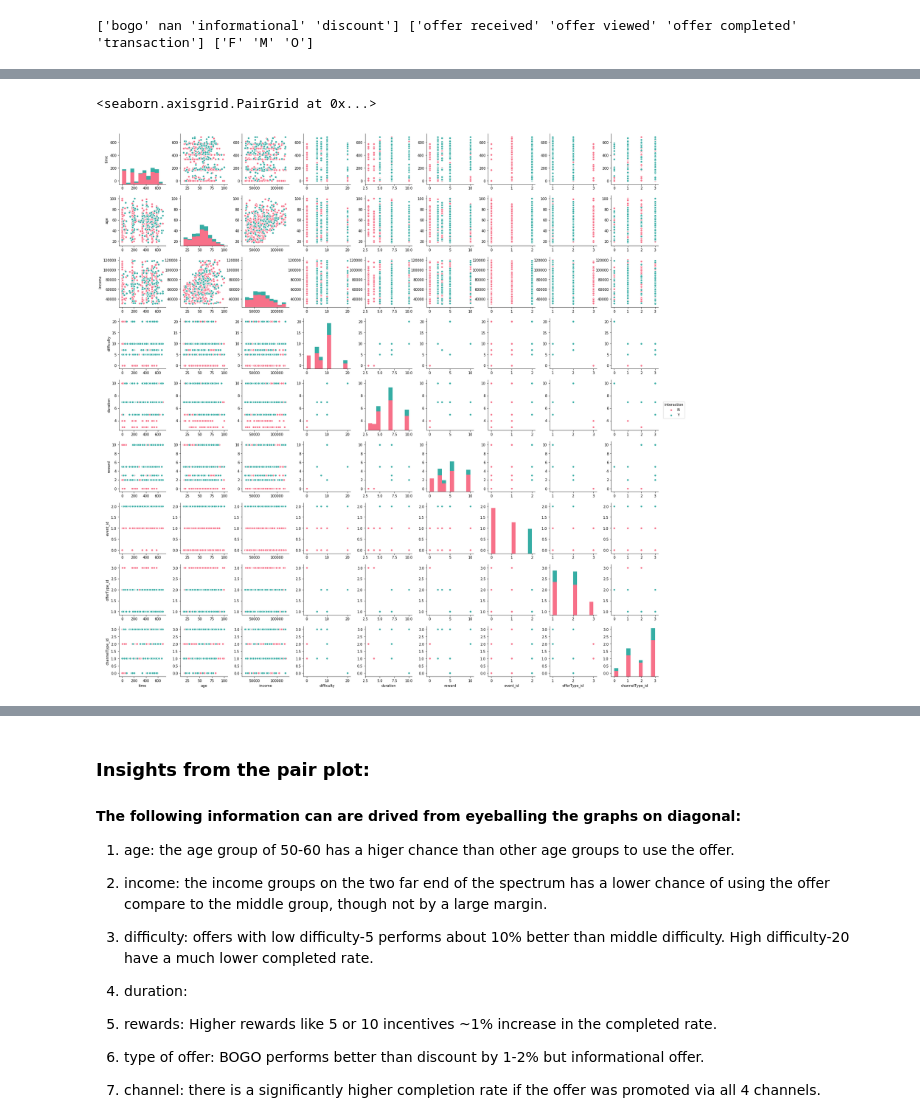
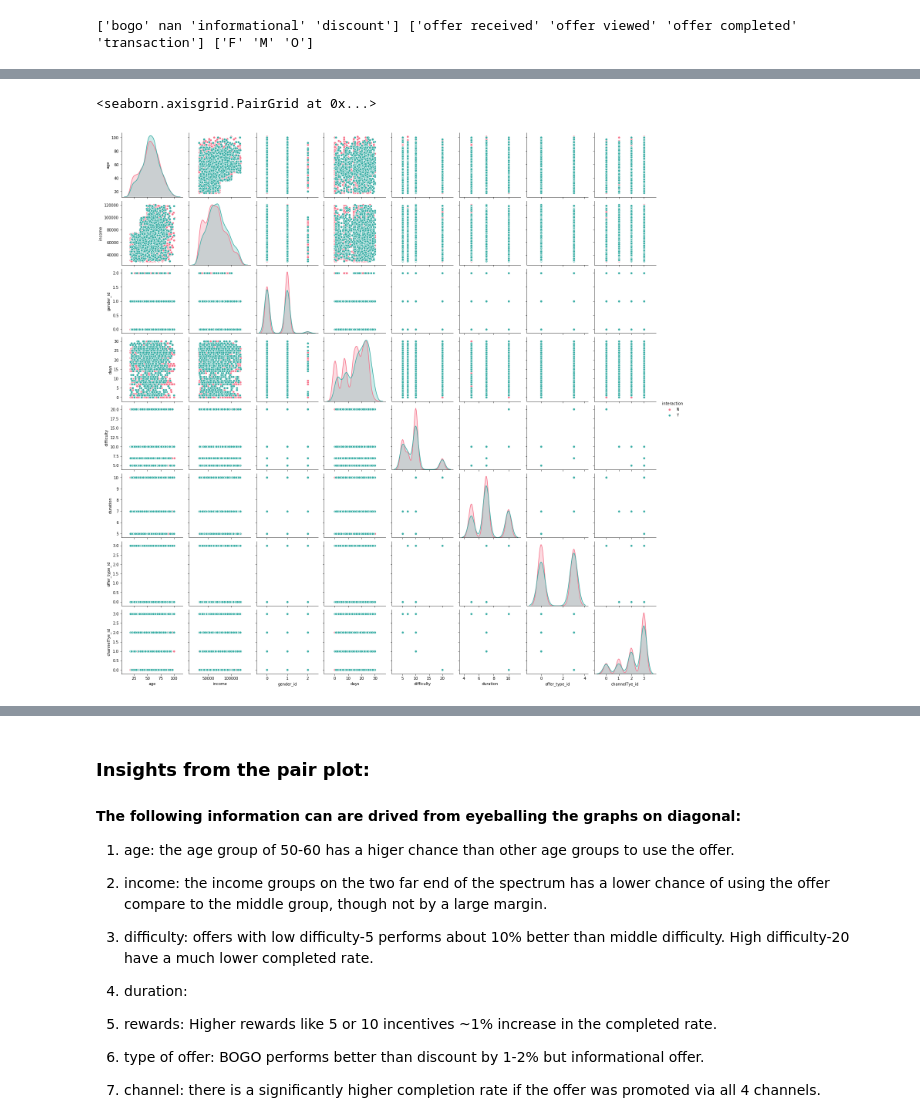
Before and after one commit to linnndachen/starbucks_capstone, a Jupyter notebook: Starbucks_Capstone_notebook.ipynb, the cells around one changed output, grey strips where cells are left out. Saved outputs shown, nothing was run; the diff lists cells and outputs as text; code cells hidden in the pictures.

```diff
--- a/Starbucks_Capstone_notebook.ipynb
+++ b/Starbucks_Capstone_notebook.ipynb
@@ -515,26 +587,12 @@ plt.show()
 # %%
-#Let's look at the relationship between variables
+#Let's look at how demographics and the type of offer influence customer's interaction with the offer
 
-#preperation
-df_hue = offer_df.sample(600).copy()
+#used 3% of the dataset, otherwise it will take too much time to graph it
+df_hue = offer0_3.sample(5000).copy()
 df_hue["interaction"] = np.where(df_hue["event_id"] == 2, "Y", "N")
-df_hue2 = df_hue[["interaction", "time","age", "income", "difficulty", "duration", "reward", "event_id", "offerType_id", "channelType_id"]]
+df_hue2 = df_hue[["interaction", "age", "income", "gender_id", "days", "difficulty", "duration", "offer_type_id", "channelTye_id"]]
+
+sns.pairplot(df_hue2, hue="interaction", palette="husl")
+# %% [output]
+<seaborn.axisgrid.PairGrid at 0x...>
+[figure, added]
-# %%
-"""
-Event_id
-0: offer recevied
-1: offer viewed
-2: offer completed
-3: transaction
-
-offerType_id
-0: no offer
-1: bogo
-2: discount
-3: informational
-"""
-
-sns.pairplot(df_hue2, hue="interaction", palette="husl")
-# %% [output]
-<seaborn.axisgrid.PairGrid at 0x...>
-[figure, removed]
```
Also changed, not shown: parts of 62 cells of this notebook.
